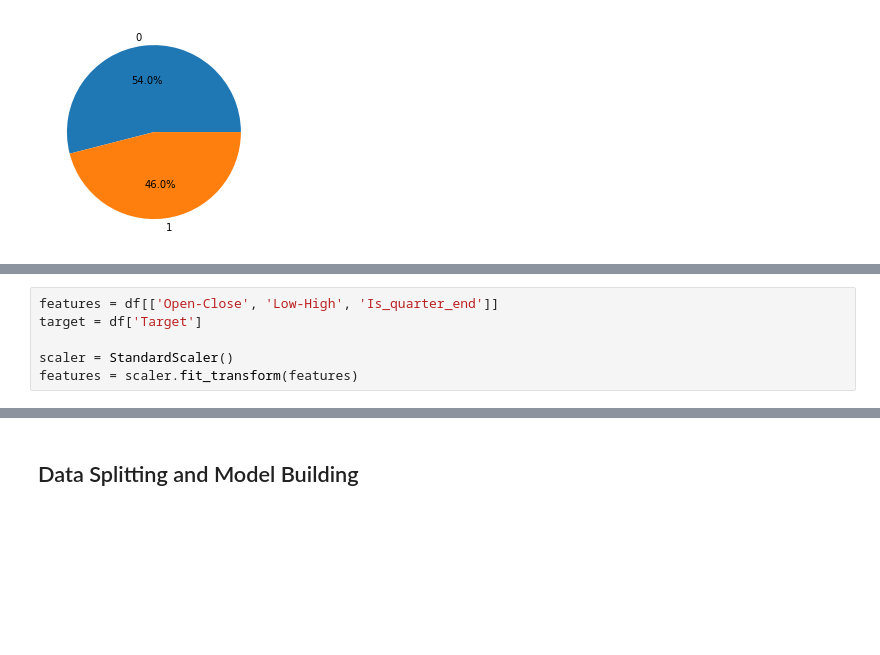
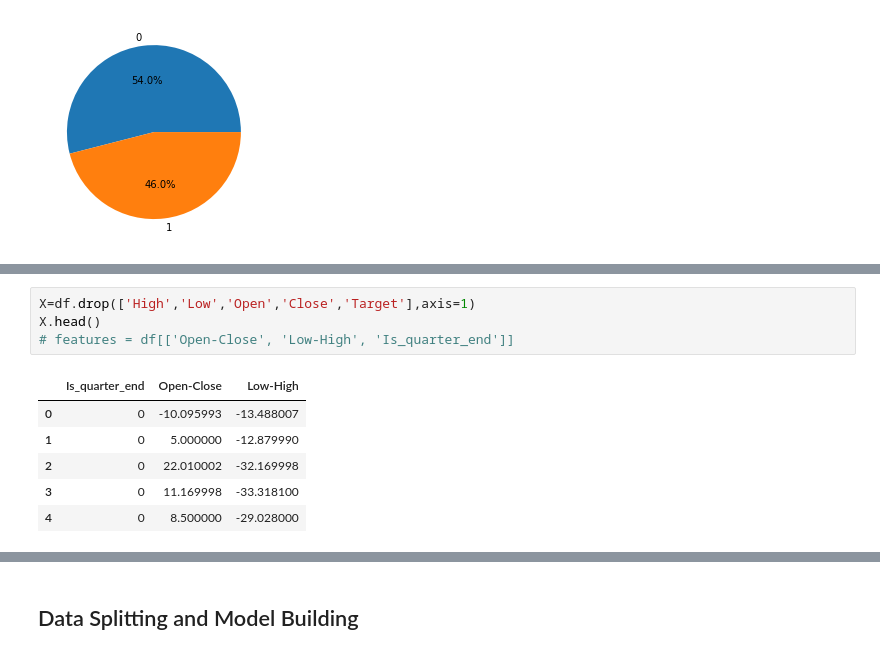
Before and after one commit to 8th-Semester-Project/Project, a Jupyter notebook: Notebooks/Bitcoin_Classification.ipynb, the cells around one changed output, grey strips where cells are left out. Drawn from its saved outputs; the diff is of its cells as text; blank space fills up the shorter version.

```diff
--- a/Notebooks/Bitcoin_Classification.ipynb
+++ b/Notebooks/Bitcoin_Classification.ipynb
@@ -377,6 +363,11 @@ plt.show()
-# %%
-features = df[['Open-Close', 'Low-High', 'Is_quarter_end']]
-target = df['Target']
-
-scaler = StandardScaler()
-features = scaler.fit_transform(features)
+# %%
+X=df.drop(['High','Low','Open','Close','Target'],axis=1)
+X.head()
+# features = df[['Open-Close', 'Low-High', 'Is_quarter_end']]
+# %% [output]
+|  | Is_quarter_end | Open-Close | Low-High |
+| 0 | 0 | -10.095993 | -13.488007 |
+| 1 | 0 | 5.000000 | -12.879990 |
+| 2 | 0 | 22.010002 | -32.169998 |
+| 3 | 0 | 11.169998 | -33.318100 |
+| 4 | 0 | 8.500000 | -29.028000 |
```
Also changed, not shown: parts of 13 cells of this notebook, 6 other files.
